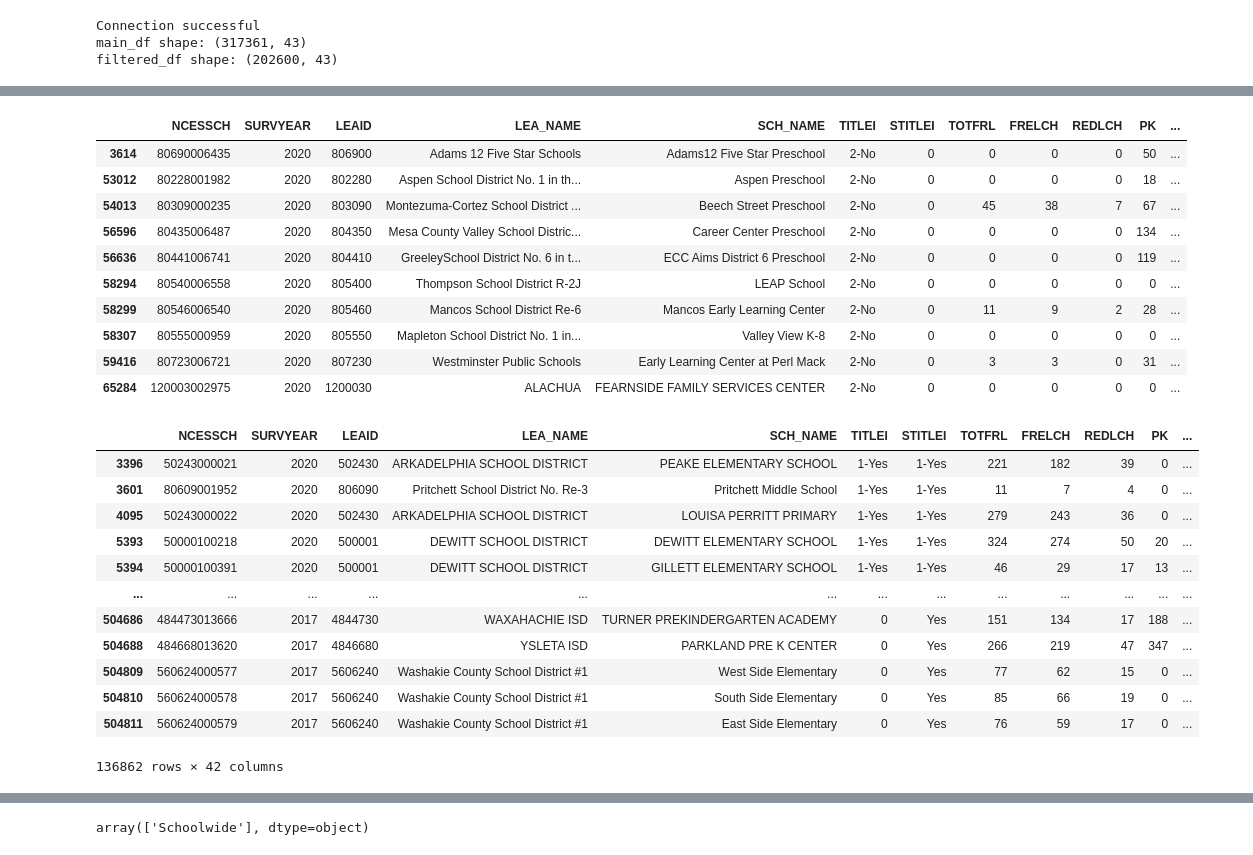
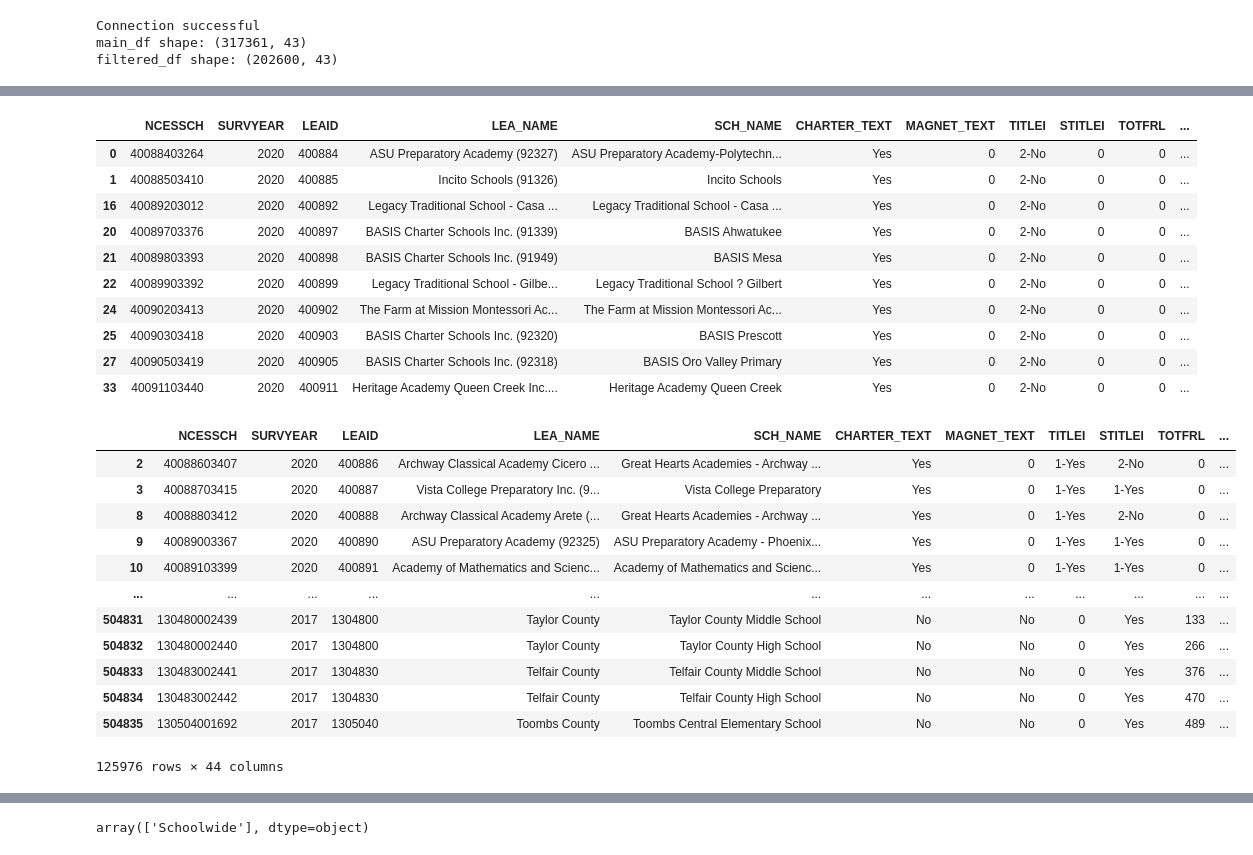
Before and after one commit to caparcom/Customer_Churn_Capstone, a Jupyter notebook: src/clean_data.ipynb, the cells around one changed output, grey strips where cells are left out. Drawn from its saved outputs; the diff is of its cells as text; code cells hidden in the pictures.

```diff
--- a/src/clean_data.ipynb
+++ b/src/clean_data.ipynb
@@ -173,8 +155,0 @@ main_df = main_df[main_df['VIRTUAL'].isin(['Not Virtual', 'Not a virtual school'
-# %%
-# Checking records against all five years
-counts = main_df["NCESSCH"].value_counts()
-keep_ids = counts[counts == 5].index
-filtered_df = main_df[main_df["NCESSCH"].isin(keep_ids)].copy()
-
-print(f"main_df shape: {main_df.shape}")
-print(f"filtered_df shape: {filtered_df.shape}")
@@ -218,8 +155,0 @@ main_df[main_df['NCESSCH'] == '40088603407']
-# %%
-# Checking records against all five years
-counts = main_df["NCESSCH"].value_counts()
-keep_ids = counts[counts == 5].index
-filtered_df = main_df[main_df["NCESSCH"].isin(keep_ids)].copy()
-print(counts)
-print(f"main_df shape: {main_df.shape}")
-print(f"filtered_df shape: {filtered_df.shape}")
@@ -278,6 +155,0 @@ Name: count, Length: 61791, dtype: Int64
-# %%
-# ensure all records contain at minimum 5 years
-counts = main_df["NCESSCH"].value_counts()
-keep_ids = counts[counts == 5].index
-filtered_df = main_df[main_df["NCESSCH"].isin(keep_ids)].copy()
-filtered_df.shape
@@ -391,4 +245,4 @@ def group_titlei(col_TITLEI):
     else:
         return "Error"
 # %%
-main_df['TITLEI_GROUPED'] = main_df['TITLEI'].apply(group_titlei)
+filtered_df['TITLEI_GROUPED'] = filtered_df['TITLEI'].apply(group_titlei)
@@ -404,35 +249,35 @@ main_df.head()
 # %%
-main_df[(main_df['TITLEI'] == '2-No') &
-    (main_df['STITLEI'] != '2-No') &
-    (main_df['STUTERATIO'] <= 1.0)].head(10)
+filtered_df[(filtered_df['TITLEI'] == '2-No') &
+    (filtered_df['STITLEI'] != '2-No') &
+    (filtered_df['STUTERATIO'] <= 1.0)].head(10)
 # %% [output]
-|  | NCESSCH | SURVYEAR | LEAID | LEA_NAME | SCH_NAME | TITLEI | STITLEI | TOTFRL | FRELCH | REDLCH | PK | ... |
-| 3614 | 80690006435 | 2020 | 806900 | Adams 12 Five Star Schools | Adams12 Five Star Preschool | 2-No | 0 | 0 | 0 | 0 | 50 | ... |
-| 53012 | 80228001982 | 2020 | 802280 | Aspen School District No. 1 in th... | Aspen Preschool | 2-No | 0 | 0 | 0 | 0 | 18 | ... |
-| 54013 | 80309000235 | 2020 | 803090 | Montezuma-Cortez School District ... | Beech Street Preschool | 2-No | 0 | 45 | 38 | 7 | 67 | ... |
-| 56596 | 80435006487 | 2020 | 804350 | Mesa County Valley School Distric... | Career Center Preschool | 2-No | 0 | 0 | 0 | 0 | 134 | ... |
-| 56636 | 80441006741 | 2020 | 804410 | GreeleySchool District No. 6 in t... | ECC Aims District 6 Preschool | 2-No | 0 | 0 | 0 | 0 | 119 | ... |
-| 58294 | 80540006558 | 2020 | 805400 | Thompson School District R-2J | LEAP School | 2-No | 0 | 0 | 0 | 0 | 0 | ... |
-| 58299 | 80546006540 | 2020 | 805460 | Mancos School District Re-6 | Mancos Early Learning Center | 2-No | 0 | 11 | 9 | 2 | 28 | ... |
-| 58307 | 80555000959 | 2020 | 805550 | Mapleton School District No. 1 in... | Valley View K-8 | 2-No | 0 | 0 | 0 | 0 | 0 | ... |
-| 59416 | 80723006721 | 2020 | 807230 | Westminster Public Schools | Early Learning Center at Perl Mack | 2-No | 0 | 3 | 3 | 0 | 31 | ... |
-| 65284 | 120003002975 | 2020 | 1200030 | ALACHUA | FEARNSIDE FAMILY SERVICES CENTER | 2-No | 0 | 0 | 0 | 0 | 0 | ... |
+|  | NCESSCH | SURVYEAR | LEAID | LEA_NAME | SCH_NAME | CHARTER_TEXT | MAGNET_TEXT | TITLEI | STITLEI | TOTFRL | ... |
+| 0 | 40088403264 | 2020 | 400884 | ASU Preparatory Academy (92327) | ASU Preparatory Academy-Polytechn... | Yes | 0 | 2-No | 0 | 0 | ... |
+| 1 | 40088503410 | 2020 | 400885 | Incito Schools (91326) | Incito Schools | Yes | 0 | 2-No | 0 | 0 | ... |
+| 16 | 40089203012 | 2020 | 400892 | Legacy Traditional School - Casa ... | Legacy Traditional School - Casa ... | Yes | 0 | 2-No | 0 | 0 | ... |
+| 20 | 40089703376 | 2020 | 400897 | BASIS Charter Schools Inc. (91339) | BASIS Ahwatukee | Yes | 0 | 2-No | 0 | 0 | ... |
+| 21 | 40089803393 | 2020 | 400898 | BASIS Charter Schools Inc. (91949) | BASIS Mesa | Yes | 0 | 2-No | 0 | 0 | ... |
+| 22 | 40089903392 | 2020 | 400899 | Legacy Traditional School - Gilbe... | Legacy Traditional School ? Gilbert | Yes | 0 | 2-No | 0 | 0 | ... |
+| 24 | 40090203413 | 2020 | 400902 | The Farm at Mission Montessori Ac... | The Farm at Mission Montessori Ac... | Yes | 0 | 2-No | 0 | 0 | ... |
+| 25 | 40090303418 | 2020 | 400903 | BASIS Charter Schools Inc. (92320) | BASIS Prescott | Yes | 0 | 2-No | 0 | 0 | ... |
+| 27 | 40090503419 | 2020 | 400905 | BASIS Charter Schools Inc. (92318) | BASIS Oro Valley Primary | Yes | 0 | 2-No | 0 | 0 | ... |
+| 33 | 40091103440 | 2020 | 400911 | Heritage Academy Queen Creek Inc.... | Heritage Academy Queen Creek | Yes | 0 | 2-No | 0 | 0 | ... |
 # %%
-main_df[main_df['STITLEI'] != 0]
+filtered_df[filtered_df['STITLEI'] != 0]
 # %% [output]
-|  | NCESSCH | SURVYEAR | LEAID | LEA_NAME | SCH_NAME | TITLEI | STITLEI | TOTFRL | FRELCH | REDLCH | PK | ... |
-| 3396 | 50243000021 | 2020 | 502430 | ARKADELPHIA SCHOOL DISTRICT | PEAKE ELEMENTARY SCHOOL | 1-Yes | 1-Yes | 221 | 182 | 39 | 0 | ... |
-| 3601 | 80609001952 | 2020 | 806090 | Pritchett School District No. Re-3 | Pritchett Middle School | 1-Yes | 1-Yes | 11 | 7 | 4 | 0 | ... |
-| 4095 | 50243000022 | 2020 | 502430 | ARKADELPHIA SCHOOL DISTRICT | LOUISA PERRITT PRIMARY | 1-Yes | 1-Yes | 279 | 243 | 36 | 0 | ... |
-| 5393 | 50000100218 | 2020 | 500001 | DEWITT SCHOOL DISTRICT | DEWITT ELEMENTARY SCHOOL | 1-Yes | 1-Yes | 324 | 274 | 50 | 20 | ... |
-| 5394 | 50000100391 | 2020 | 500001 | DEWITT SCHOOL DISTRICT | GILLETT ELEMENTARY SCHOOL | 1-Yes | 1-Yes | 46 | 29 | 17 | 13 | ... |
-| ... | ... | ... | ... | ... | ... | ... | ... | ... | ... | ... | ... | ... |
-| 504686 | 484473013666 | 2017 | 4844730 | WAXAHACHIE ISD | TURNER PREKINDERGARTEN ACADEMY | 0 | Yes | 151 | 134 | 17 | 188 | ... |
-| 504688 | 484668013620 | 2017 | 4846680 | YSLETA ISD | PARKLAND PRE K CENTER | 0 | Yes | 266 | 219 | 47 | 347 | ... |
-| 504809 | 560624000577 | 2017 | 5606240 | Washakie County School District #1 | West Side Elementary | 0 | Yes | 77 | 62 | 15 | 0 | ... |
-| 504810 | 560624000578 | 2017 | 5606240 | Washakie County School District #1 | South Side Elementary | 0 | Yes | 85 | 66 | 19 | 0 | ... |
-| 504811 | 560624000579 | 2017 | 5606240 | Washakie County School District #1 | East Side Elementary | 0 | Yes | 76 | 59 | 17 | 0 | ... |
+|  | NCESSCH | SURVYEAR | LEAID | LEA_NAME | SCH_NAME | CHARTER_TEXT | MAGNET_TEXT | TITLEI | STITLEI | TOTFRL | ... |
+| 2 | 40088603407 | 2020 | 400886 | Archway Classical Academy Cicero ... | Great Hearts Academies - Archway ... | Yes | 0 | 1-Yes | 2-No | 0 | ... |
+| 3 | 40088703415 | 2020 | 400887 | Vista College Preparatory Inc. (9... | Vista College Preparatory | Yes | 0 | 1-Yes | 1-Yes | 0 | ... |
+| 8 | 40088803412 | 2020 | 400888 | Archway Classical Academy Arete (... | Great Hearts Academies - Archway ... | Yes | 0 | 1-Yes | 2-No | 0 | ... |
+| 9 | 40089003367 | 2020 | 400890 | ASU Preparatory Academy (92325) | ASU Preparatory Academy - Phoenix... | Yes | 0 | 1-Yes | 1-Yes | 0 | ... |
+| 10 | 40089103399 | 2020 | 400891 | Academy of Mathematics and Scienc... | Academy of Mathematics and Scienc... | Yes | 0 | 1-Yes | 1-Yes | 0 | ... |
+| ... | ... | ... | ... | ... | ... | ... | ... | ... | ... | ... | ... |
+| 504831 | 130480002439 | 2017 | 1304800 | Taylor County | Taylor County Middle School | No | No | 0 | Yes | 133 | ... |
+| 504832 | 130480002440 | 2017 | 1304800 | Taylor County | Taylor County High School | No | No | 0 | Yes | 266 | ... |
+| 504833 | 130483002441 | 2017 | 1304830 | Telfair County | Telfair County Middle School | No | No | 0 | Yes | 376 | ... |
+| 504834 | 130483002442 | 2017 | 1304830 | Telfair County | Telfair County High School | No | No | 0 | Yes | 470 | ... |
+| 504835 | 130504001692 | 2017 | 1305040 | Toombs County | Toombs Central Elementary School | No | No | 0 | Yes | 489 | ... |
-136862 rows × 42 columns
+125976 rows × 44 columns
 # %%
 # "STITLEI" is used to indicate whether the school is eligible for school wide funding assistance through title i.. need to find a way
 # to utlizize this feature information alongside the "TITLEI" feature as well.
```
Also changed, not shown: parts of 40 cells of this notebook.
